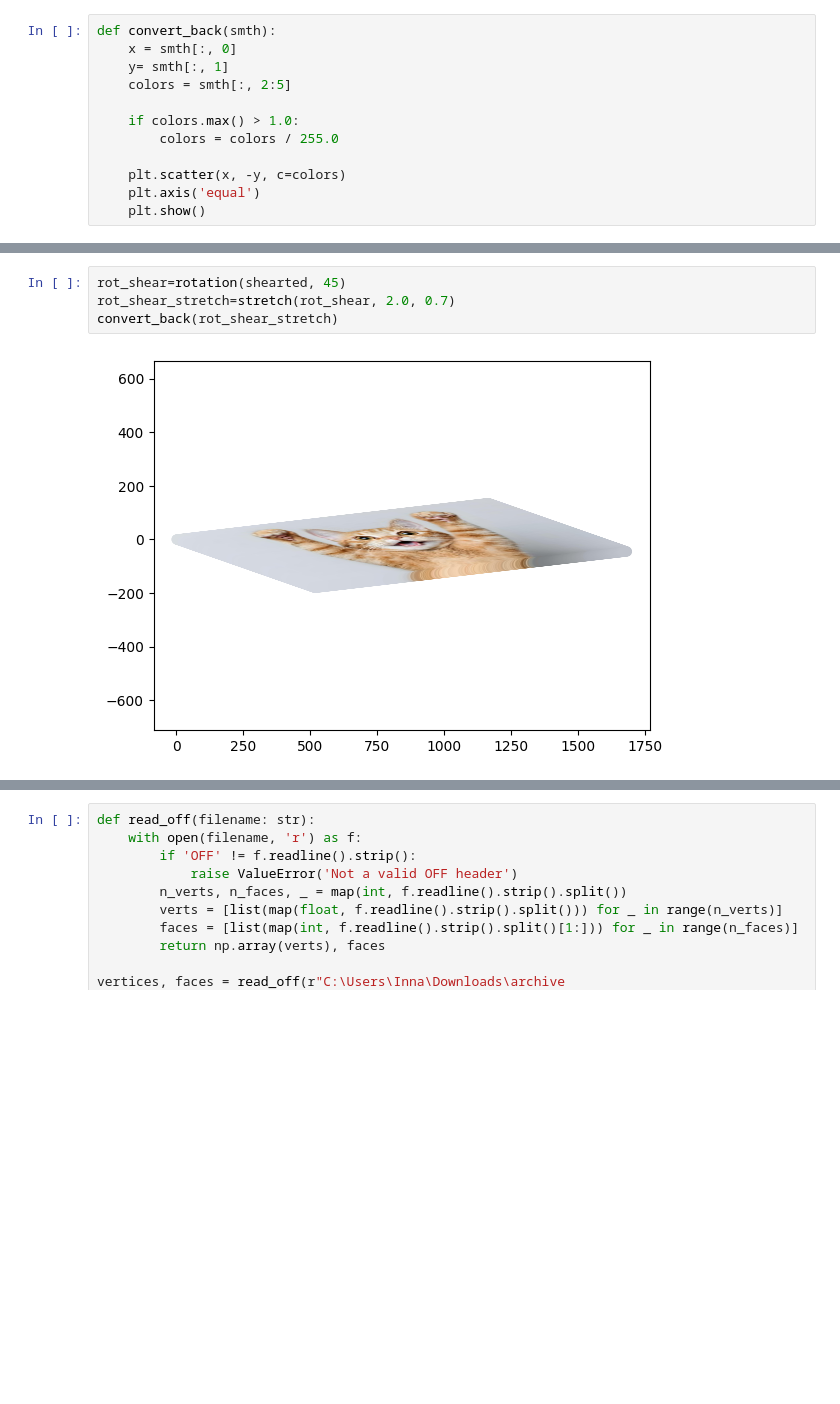
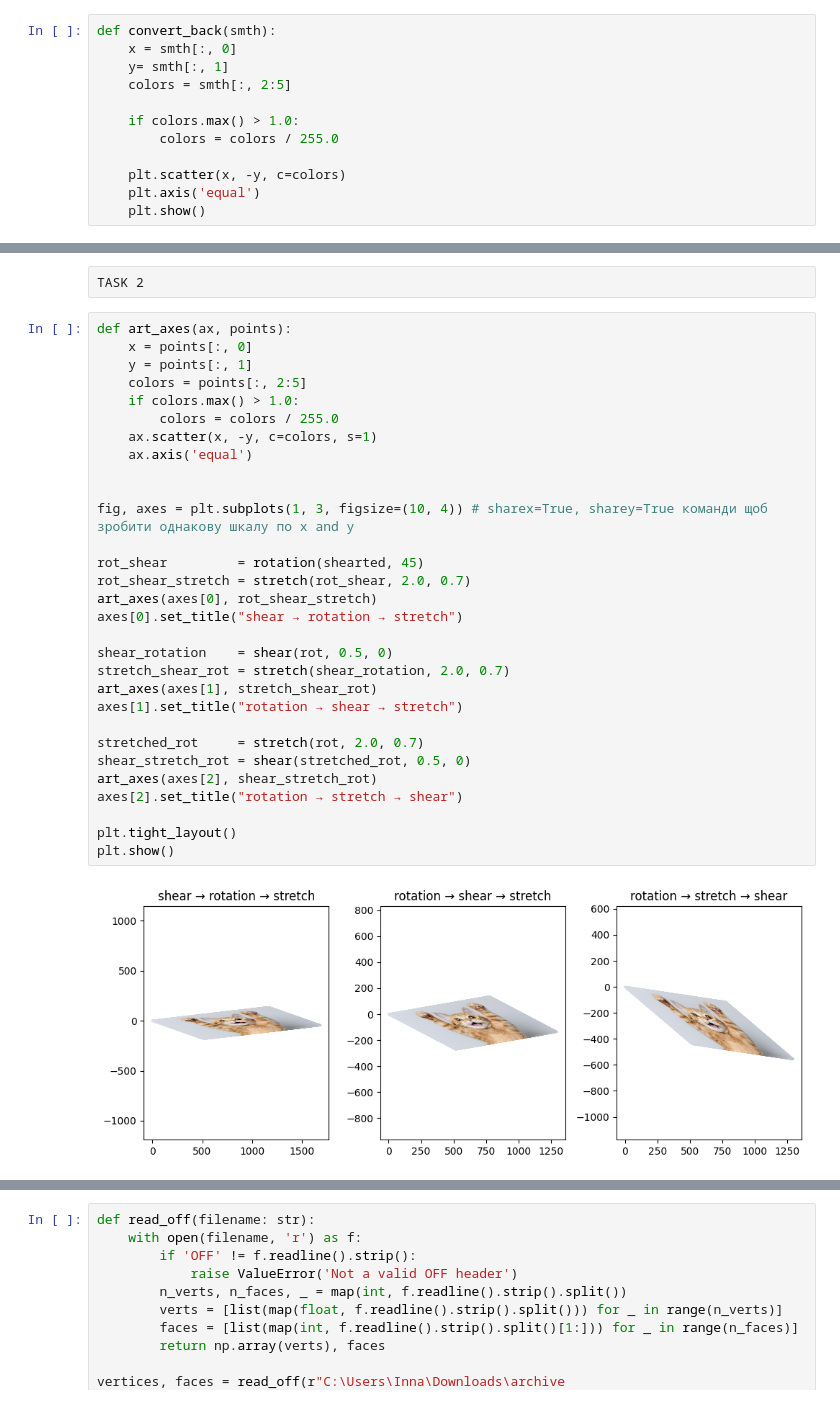
Before and after one commit to AnnaAkhlamova/lab1_linear_algebra, a Jupyter notebook: lab1.ipynb, the cells around one changed output, grey strips where cells are left out. Saved outputs shown, nothing was run; the diff lists cells and outputs as text; blank space fills up the shorter version.

Commit message:
done tasks

```diff
--- a/lab1.ipynb
+++ b/lab1.ipynb
@@ -118,6 +165,34 @@ convert_back(stretch_shear_rot)
+# %% [raw]
+TASK 2
 # %%
-rot_shear=rotation(shearted, 45)
-rot_shear_stretch=stretch(rot_shear, 2.0, 0.7)
-convert_back(rot_shear_stretch)
+def art_axes(ax, points):
+    x = points[:, 0]
+    y = points[:, 1]
+    colors = points[:, 2:5]
+    if colors.max() > 1.0:
+        colors = colors / 255.0
+    ax.scatter(x, -y, c=colors, s=1)
+    ax.axis('equal')
+
+
+fig, axes = plt.subplots(1, 3, figsize=(10, 4)) # sharex=True, sharey=True команди щоб зробити однакову шкалу по x and y
+
+rot_shear         = rotation(shearted, 45)
+rot_shear_stretch = stretch(rot_shear, 2.0, 0.7)
+art_axes(axes[0], rot_shear_stretch)
+axes[0].set_title("shear → rotation → stretch")
+
+shear_rotation    = shear(rot, 0.5, 0)
+stretch_shear_rot = stretch(shear_rotation, 2.0, 0.7)
+art_axes(axes[1], stretch_shear_rot)
+axes[1].set_title("rotation → shear → stretch")
+
+stretched_rot     = stretch(rot, 2.0, 0.7)
+shear_stretch_rot = shear(stretched_rot, 0.5, 0)
+art_axes(axes[2], shear_stretch_rot)
+axes[2].set_title("rotation → stretch → shear")
+
+plt.tight_layout()
+plt.show()
 # %% [output]
-[figure, old version]
+[figure, new version]
```
Also changed, not shown: parts of 30 cells of this notebook.
